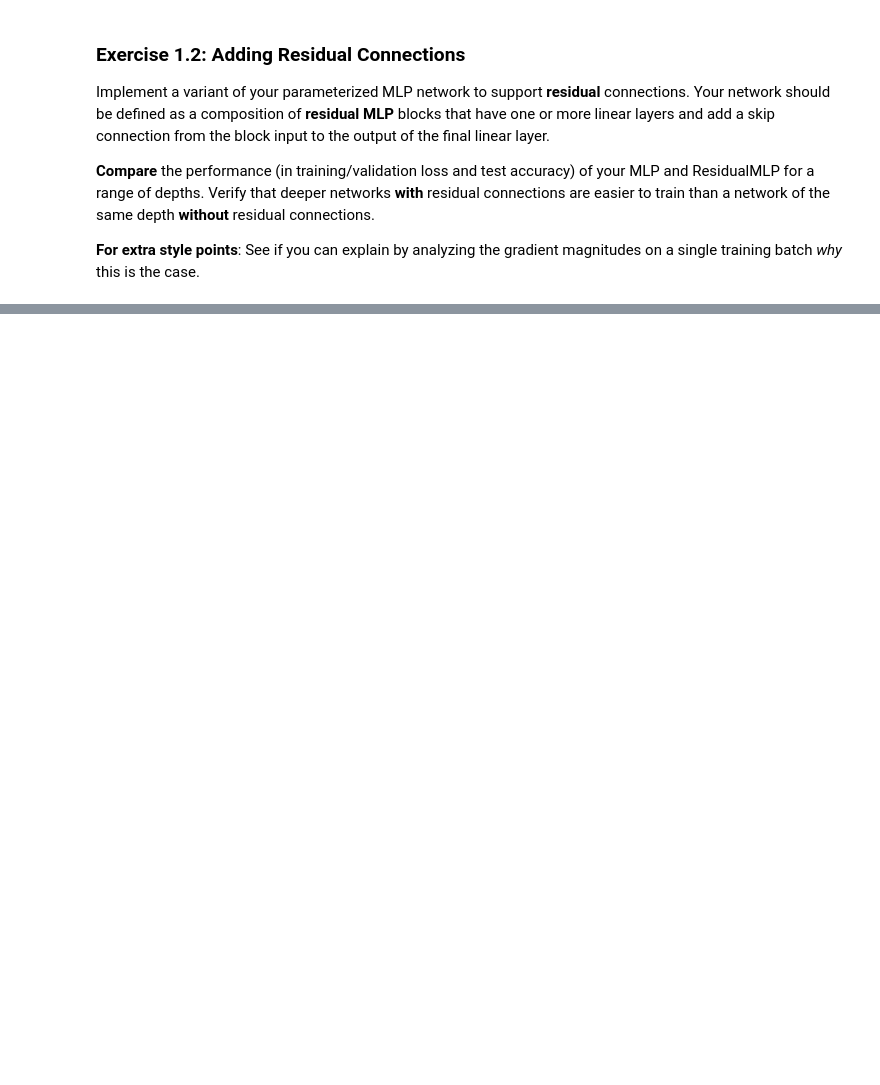
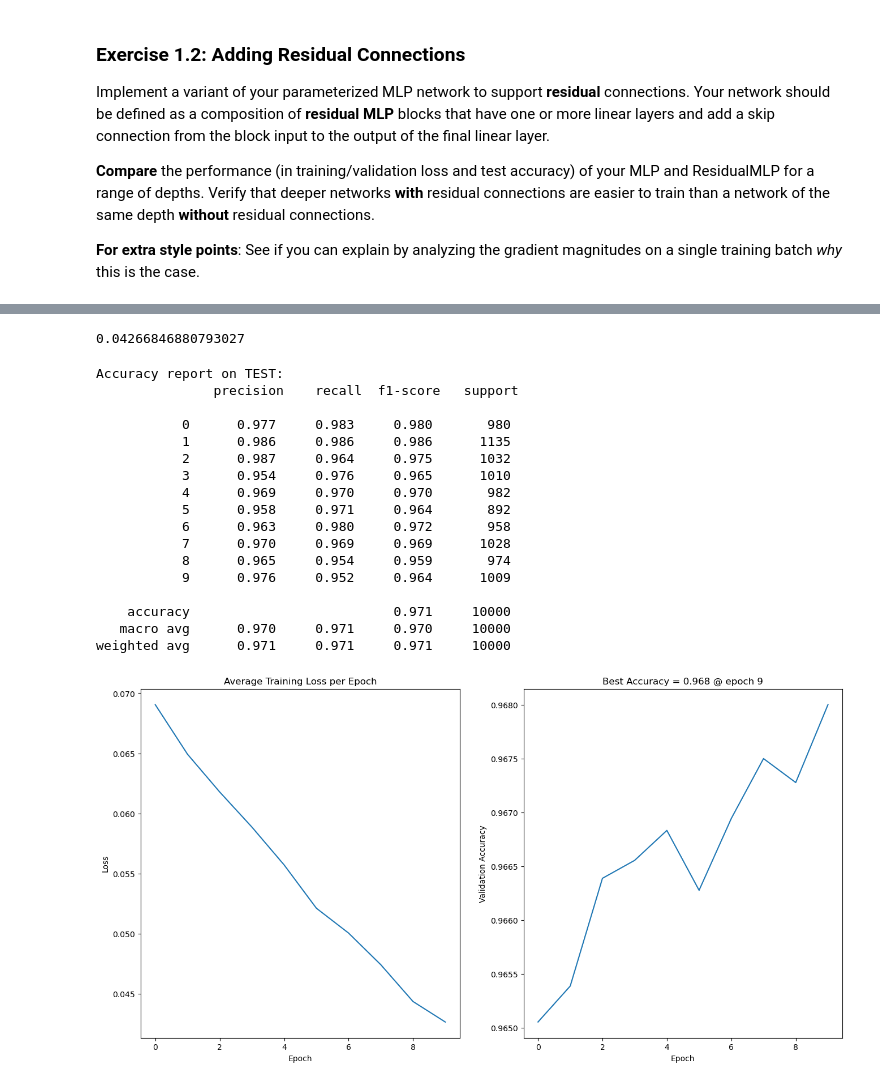
Before and after one commit to lucacicchese/DLA_LABS, a Jupyter notebook: Lab1_Homework.ipynb, the cells around one changed output, grey strips where cells are left out. Cells and saved outputs as stored; diff of their text form; code cells hidden in the pictures; blank space fills up the shorter version.

```diff
--- a/Lab1_Homework.ipynb
+++ b/Lab1_Homework.ipynb
@@ -288,0 +345,41 @@ weighted avg      0.971     0.971     0.971     10000
+# %%
+# Main function 3
+device = 'cuda' if torch.cuda.is_available() else 'cpu'
+
+(train_data, eval_data, test_data) = import_MNIST()
+
+# Instance of the model
+modelskip = simpleCONV(conv_layers)
+modelskip.to(device)
+#print(model)
+
+# Choose optimizer
+if opt == 'Adam':
+    optimizer = torch.optim.Adam(model.parameters(), lr=lr)
+
+losses_and_accs = train_model(model, optimizer, loss, epochs, train_data, eval_data, device)
+# %%
+#Testing model
+print(np.min(losses_and_accs))
+plot_validation_curves(losses_and_accs)
+print(f'Accuracy report on TEST:\n {evaluate(model, test_data, device=device)[1]}')
+# %% [output]
+0.04266846880793027
+Accuracy report on TEST:
+               precision    recall  f1-score   support
+
+           0      0.977     0.983     0.980       980
+           1      0.986     0.986     0.986      1135
+           2      0.987     0.964     0.975      1032
+           3      0.954     0.976     0.965      1010
+           4      0.969     0.970     0.970       982
+           5      0.958     0.971     0.964       892
+           6      0.963     0.980     0.972       958
+           7      0.970     0.969     0.969      1028
+           8      0.965     0.954     0.959       974
+           9      0.976     0.952     0.964      1009
+
+    accuracy                          0.971     10000
+   macro avg      0.970     0.971     0.970     10000
+weighted avg      0.971     0.971     0.971     10000
+[figure, added]
```
Also changed, not shown: parts of 8 cells of this notebook.
